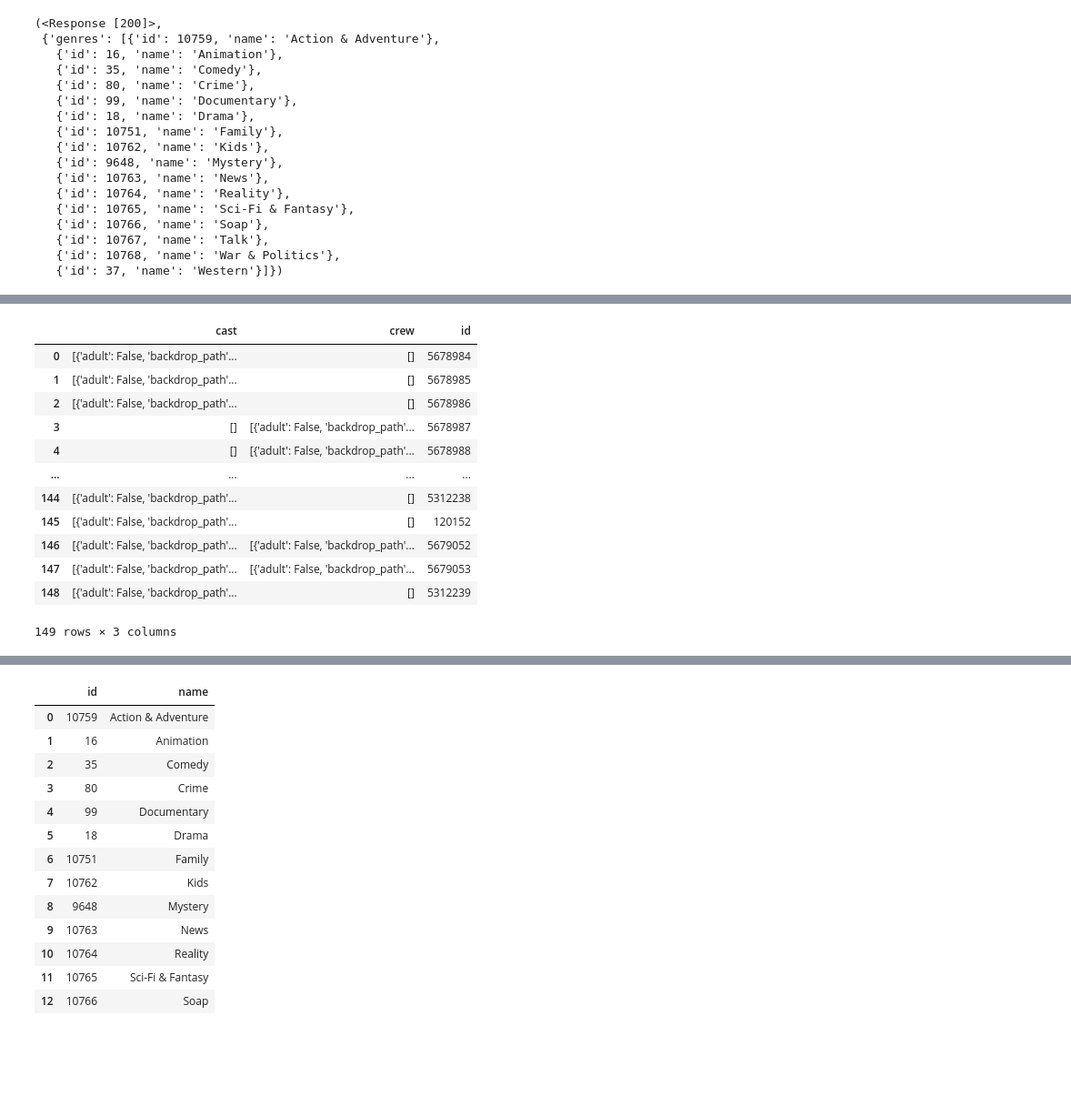
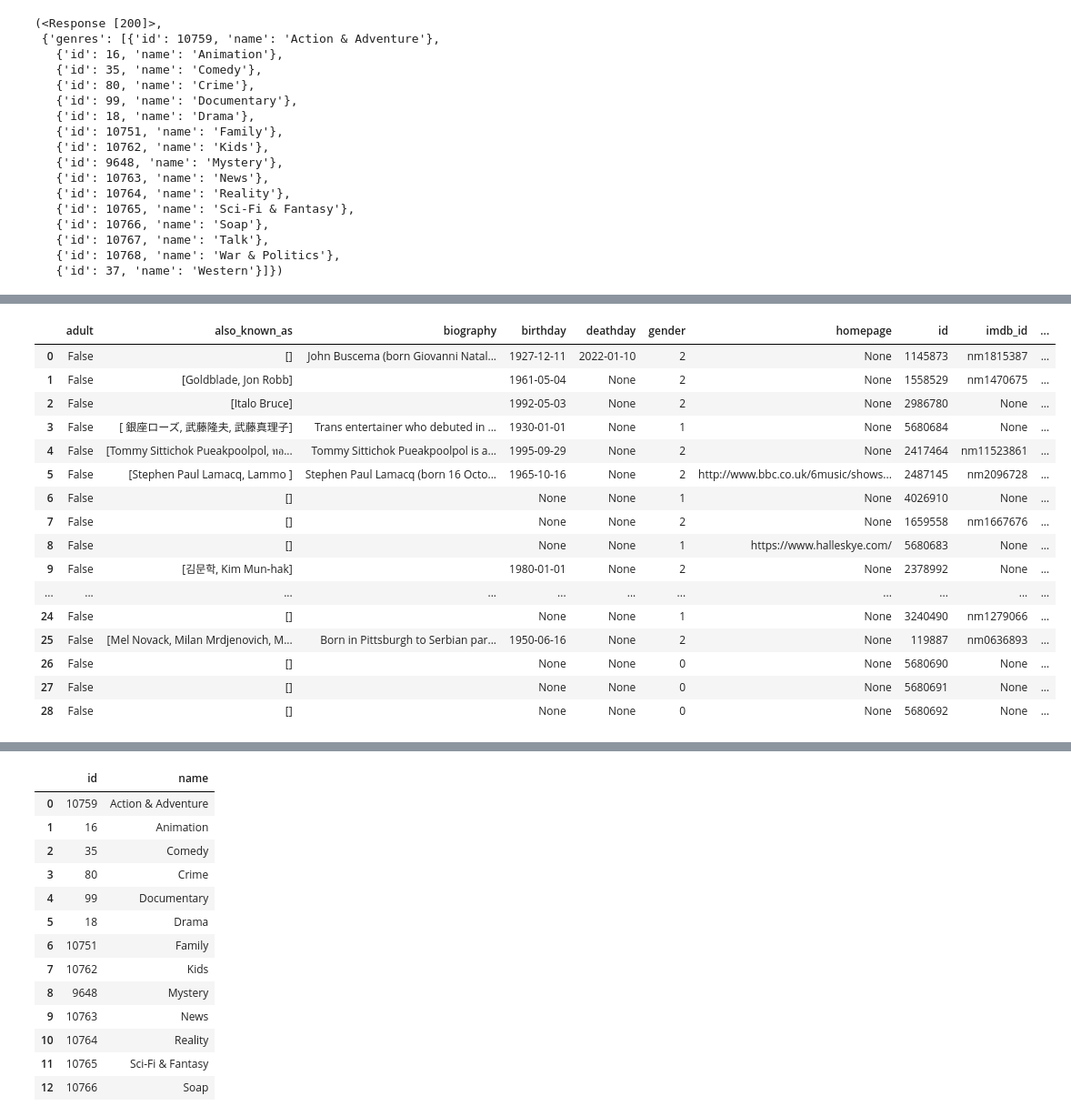
Before and after one commit to CarlosRolan/dai03rt_proyecto, a Jupyter notebook: proyecto.ipynb, the cells around one changed output, grey strips where cells are left out. Shown at 91% size. Drawn from its saved outputs; the diff is of its cells as text; code cells hidden in the pictures; blank space fills up the shorter version.

```diff
--- a/proyecto.ipynb
+++ b/proyecto.ipynb
@@ -154,19 +288,22 @@ pd.DataFrame(table_people_credits)
 # %%
-table_people_deatils = get_details_of(table_people_ids.head(3)["id"], table="person")
+table_people_deatils = get_details_of(table_people_ids.head(30)["id"], table="person")
+pd.DataFrame(table_people_deatils)
+# %% [output]
+|  | adult | also_known_as | biography | birthday | deathday | gender | homepage | id | imdb_id | ... |
+| 0 | False | [] | John Buscema (born Giovanni Natal... | 1927-12-11 | 2022-01-10 | 2 | None | 1145873 | nm1815387 | ... |
+| 1 | False | [Goldblade, Jon Robb] |  | 1961-05-04 | None | 2 | None | 1558529 | nm1470675 | ... |
+| 2 | False | [Italo Bruce] |  | 1992-05-03 | None | 2 | None | 2986780 | None | ... |
+| 3 | False | [ 銀座ローズ, 武藤隆夫, 武藤真理子] | Trans entertainer who debuted in ... | 1930-01-01 | None | 1 | None | 5680684 | None | ... |
+| 4 | False | [Tommy Sittichok Pueakpoolpol, ทอ... | Tommy Sittichok Pueakpoolpol is a... | 1995-09-29 | None | 2 | None | 2417464 | nm11523861 | ... |
+| 5 | False | [Stephen Paul Lamacq, Lammo ] | Stephen Paul Lamacq (born 16 Octo... | 1965-10-16 | None | 2 | http://www.bbc.co.uk/6music/shows... | 2487145 | nm2096728 | ... |
+| 6 | False | [] |  | None | None | 1 | None | 4026910 | None | ... |
+| 7 | False | [] |  | None | None | 2 | None | 1659558 | nm1667676 | ... |
+| 8 | False | [] |  | None | None | 1 | https://www.halleskye.com/ | 5680683 | None | ... |
+| 9 | False | [김문학, Kim Mun-hak] |  | 1980-01-01 | None | 2 | None | 2378992 | None | ... |
+| ... | ... | ... | ... | ... | ... | ... | ... | ... | ... | ... |
+| 24 | False | [] |  | None | None | 1 | None | 3240490 | nm1279066 | ... |
+| 25 | False | [Mel Novack, Milan Mrdjenovich, М... | Born in Pittsburgh to Serbian par... | 1950-06-16 | None | 2 | None | 119887 | nm0636893 | ... |
+| 26 | False | [] |  | None | None | 0 | None | 5680690 | None | ... |
+| 27 | False | [] |  | None | None | 0 | None | 5680691 | None | ... |
+| 28 | False | [] |  | None | None | 0 | None | 5680692 | None | ... |
-# %%
-pd.DataFrame(table_people_deatils)
-# %% [output]
-|  | cast | crew | id |
-| 0 | [{'adult': False, 'backdrop_path'... | [] | 5678984 |
-| 1 | [{'adult': False, 'backdrop_path'... | [] | 5678985 |
-| 2 | [{'adult': False, 'backdrop_path'... | [] | 5678986 |
-| 3 | [] | [{'adult': False, 'backdrop_path'... | 5678987 |
-| 4 | [] | [{'adult': False, 'backdrop_path'... | 5678988 |
-| ... | ... | ... | ... |
-| 144 | [{'adult': False, 'backdrop_path'... | [] | 5312238 |
-| 145 | [{'adult': False, 'backdrop_path'... | [] | 120152 |
-| 146 | [{'adult': False, 'backdrop_path'... | [{'adult': False, 'backdrop_path'... | 5679052 |
-| 147 | [{'adult': False, 'backdrop_path'... | [{'adult': False, 'backdrop_path'... | 5679053 |
-| 148 | [{'adult': False, 'backdrop_path'... | [] | 5312239 |
-149 rows × 3 columns
 # %%
```
Also changed, not shown: parts of 33 cells of this notebook, 6 other files.
